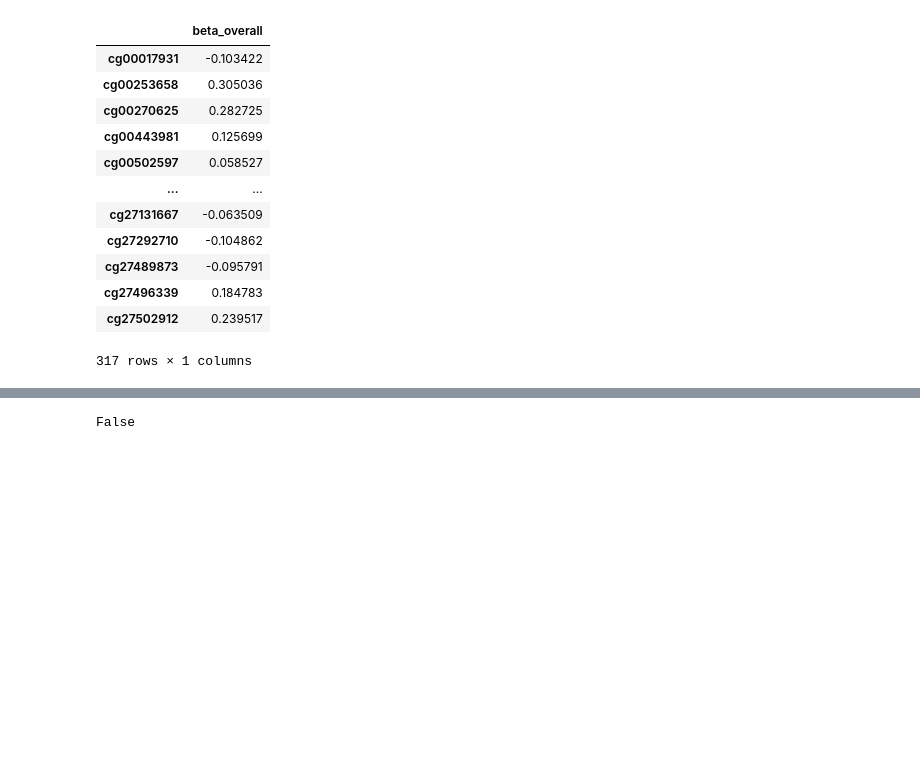
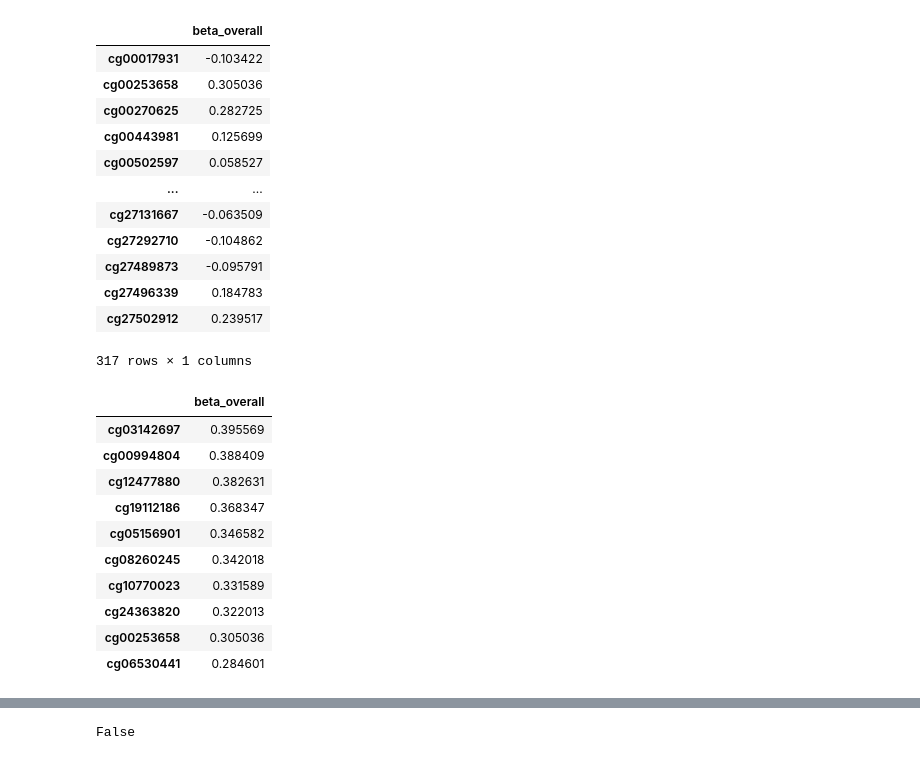
Before and after one commit to mehrnoosh-e94/disease_epigentics, a Jupyter notebook: Down Syndrome Epigenetics/downSyndrome.ipynb, the cells around one changed output, grey strips where cells are left out. Saved outputs shown, nothing was run; the diff lists cells and outputs as text; code cells hidden in the pictures; blank space fills up the shorter version.

```diff
--- a/Down Syndrome Epigenetics/downSyndrome.ipynb
+++ b/Down Syndrome Epigenetics/downSyndrome.ipynb
@@ -66,3 +72,21 @@ common_coef
 | cg27496339 | 0.184783 |
 | cg27502912 | 0.239517 |
 317 rows × 1 columns
+# %%
+n=10
+# top_common_coef = common_coef.sort_values(by=abs('beta_overall'), ascending=False)
+top_common_coef = common_coef.loc[abs(common_coef['beta_overall']).sort_values(ascending=False).index]
+top_common_coef=top_common_coef.head(n)
+top_common_coef
+# %% [output]
+|  | beta_overall |
+| cg03142697 | 0.395569 |
+| cg00994804 | 0.388409 |
+| cg12477880 | 0.382631 |
+| cg19112186 | 0.368347 |
+| cg05156901 | 0.346582 |
+| cg08260245 | 0.342018 |
+| cg10770023 | 0.331589 |
+| cg24363820 | 0.322013 |
+| cg00253658 | 0.305036 |
+| cg06530441 | 0.284601 |
```
Also changed, not shown: parts of 8 cells of this notebook.
